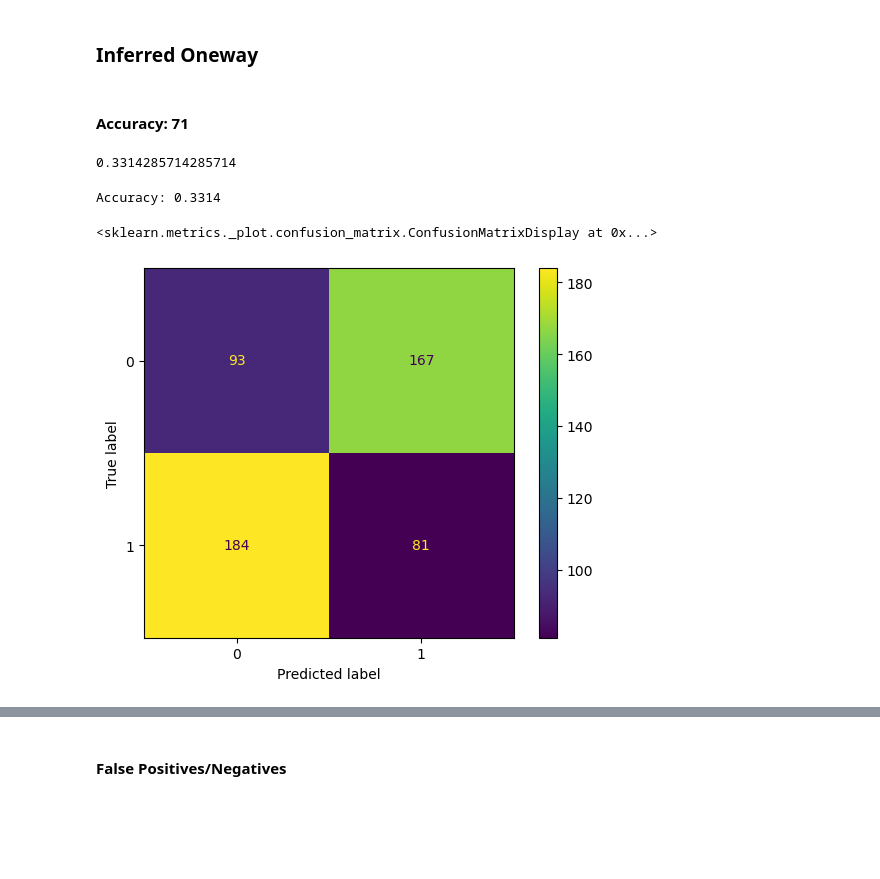
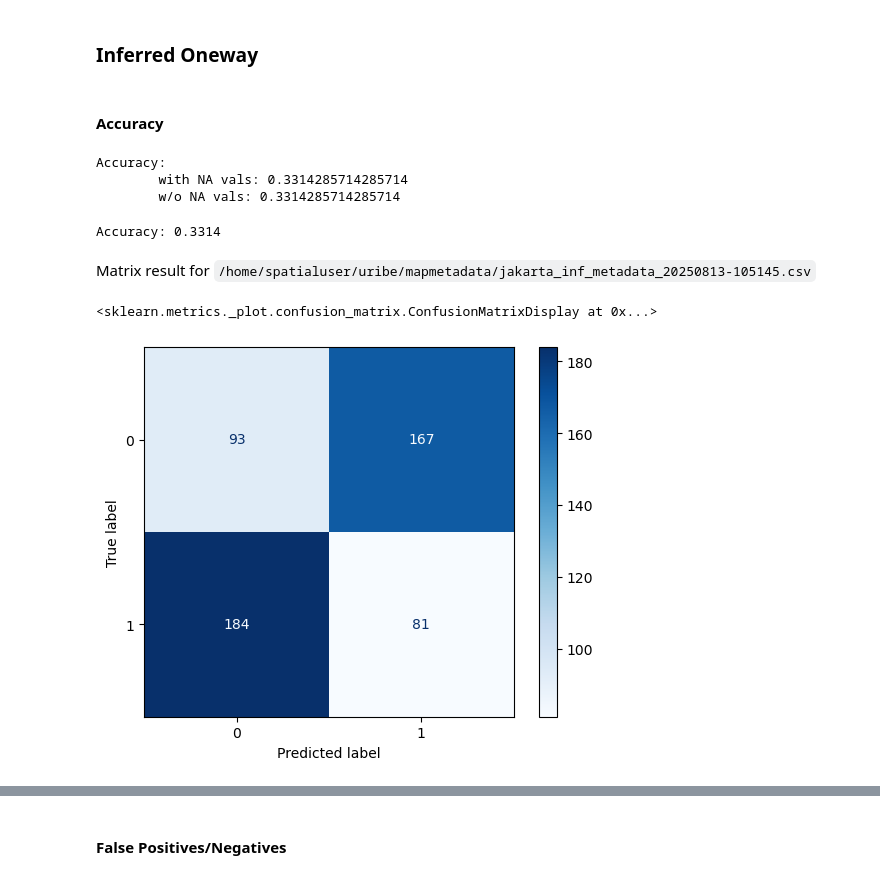
Before and after one commit to ana-e-uk/mapmetadata, a Jupyter notebook: testing/test_metadata_results.ipynb, the cells around one changed output, grey strips where cells are left out. Drawn from its saved outputs; the diff is of its cells as text; code cells hidden in the pictures; blank space fills up the shorter version.

Commit message:
add condition to oneway

```diff
--- a/testing/test_metadata_results.ipynb
+++ b/testing/test_metadata_results.ipynb
@@ -12,12 +13,16 @@ df.head()
 # %% [markdown]
 ### Inferred Oneway
 # %% [markdown]
-#### Accuracy: 71
+#### Accuracy
 # %%
-accuracy = (df['inf_oneway'] == df['osm_oneway']).mean()
-accuracy
+accuracy_with_na = (df['inf_oneway'] == df['osm_oneway']).mean()
+df = df.dropna(subset='inf_oneway')
+accuracy_wout_na = (df['inf_oneway'] == df['osm_oneway']).mean()
+print(f"Accuracy:\n\twith NA vals: {accuracy_with_na}\n\tw/o NA vals: {accuracy_wout_na}")
 # %% [output]
-0.3314285714285714
+Accuracy:
+        with NA vals: 0.3314285714285714
+        w/o NA vals: 0.3314285714285714
 # %%
 def resolve_oneway(group):
     if False in group.values:
@@ -49,12 +54,14 @@ accuracy = (df['inf_oneway'] == df['osm_oneway']).mean()
 print(f"Accuracy: {accuracy:.4f}")
 # %% [output]
 Accuracy: 0.3314
+# %% [markdown]
+Matrix result for `/home/spatialuser/uribe/mapmetadata/jakarta_inf_metadata_20250813-105145.csv`
 # %%
 import sklearn.metrics as skl
 
 cm = skl.confusion_matrix(list(df['osm_oneway']), list(df['inf_oneway']))
 cm_display = skl.ConfusionMatrixDisplay(cm)
-cm_display.plot()
+cm_display.plot(cmap='Blues')
 # %% [output]
 <sklearn.metrics._plot.confusion_matrix.ConfusionMatrixDisplay at 0x...>
-[figure, old version]
+[figure, new version]
```
Also changed, not shown: parts of 8 cells of this notebook, 3 other files.
